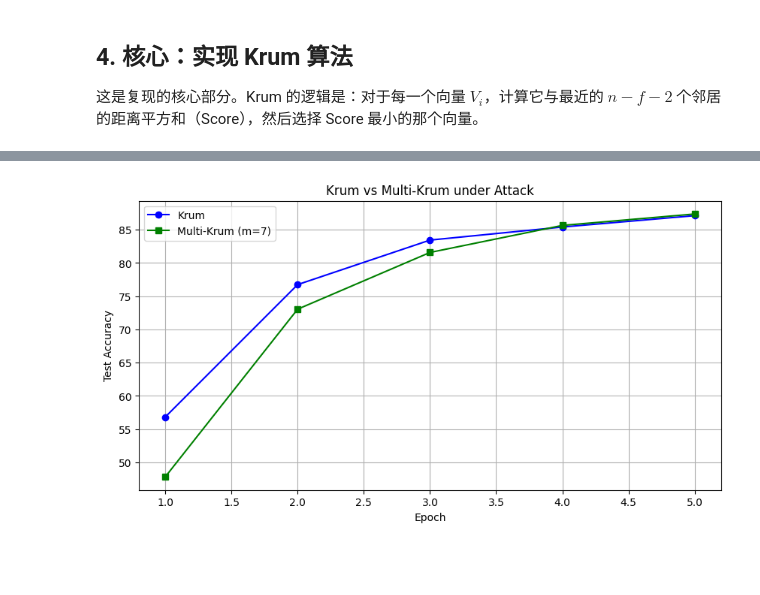
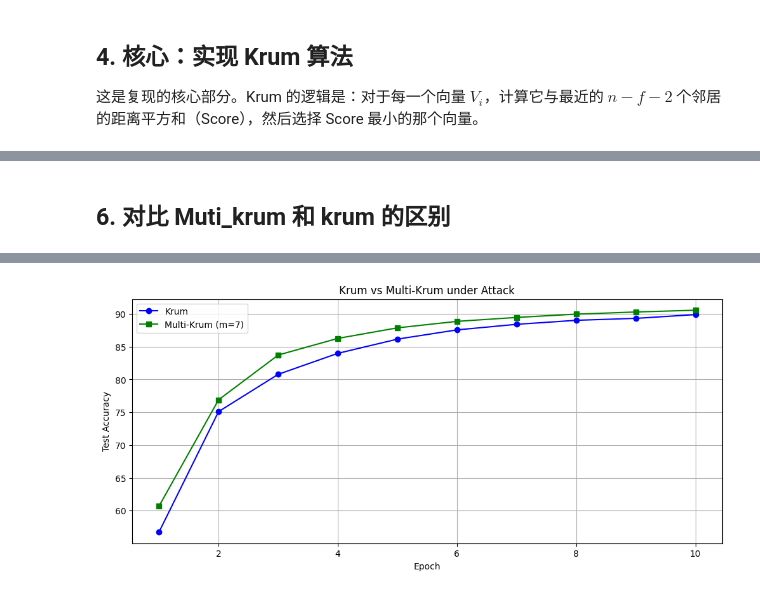
Before and after one commit to Forst25571765/Byzantine-Krum-MNIST, a Jupyter notebook: byzantine_krum_mnist.ipynb, the cells around one changed output, grey strips where cells are left out. Saved outputs shown, nothing was run; the diff lists cells and outputs as text; code cells hidden in the pictures; blank space fills up the shorter version.

```diff
--- a/byzantine_krum_mnist.ipynb
+++ b/byzantine_krum_mnist.ipynb
@@ -483,21 +486,23 @@ Epoch 5: Loss=0.5324, Accuracy=87.36%
+# %% [markdown]
+## 6. 对比 Muti_krum 和 krum 的区别
 # %%
 # 运行对比实验 (全知攻击下)
 print("--- 实验 5: Krum (全知攻击) ---")
-loss_krum, acc_krum = train_distributed("Krum", attack_type="Omniscient", num_epochs=5, f=3)
+loss_krum, acc_krum = train_distributed("Krum", attack_type="Omniscient", num_epochs=10, f=3)
 
 print("\n--- 实验 6: Multi-Krum (全知攻击) ---")
-loss_multi, acc_multi = train_distributed("Multi-Krum", attack_type="Omniscient", num_epochs=5, f=3)
+loss_multi, acc_multi = train_distributed("Multi-Krum", attack_type="Omniscient", num_epochs=10, f=3)
 
 # 绘图对比
-plt.figure(figsize=(10, 5))
-plt.plot(range(1, 6), acc_krum, 'b-o', label='Krum')
-plt.plot(range(1, 6), acc_multi, 'g-s', label='Multi-Krum (m=7)')
+plt.figure(figsize=(12, 5))
+epochs_range = range(1, len(acc_krum) + 1)
+plt.plot(epochs_range, acc_krum, 'b-o', label='Krum')
+plt.plot(epochs_range, acc_multi, 'g-s', label='Multi-Krum (m=7)')
 plt.title('Krum vs Multi-Krum under Attack')
 plt.xlabel('Epoch')
 plt.ylabel('Test Accuracy')
 plt.legend()
 plt.grid(True)
-plt.savefig('multi_krum_attack.png') # 保存图片
 plt.show()
 # %% [output]
 --- 实验 5: Krum (全知攻击) ---
@@ -518 +525 @@ Epoch 5: Loss=0.5446, Accuracy=87.38%
-[figure, old version]
+[figure, new version]
```
Also changed, not shown: parts of 14 cells of this notebook, 6 other files.
